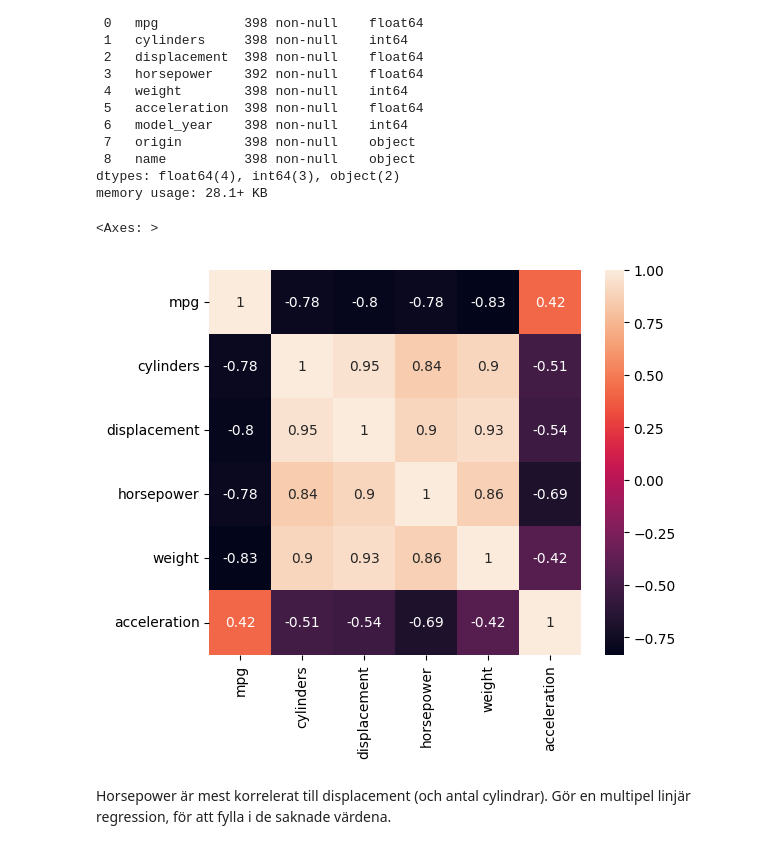
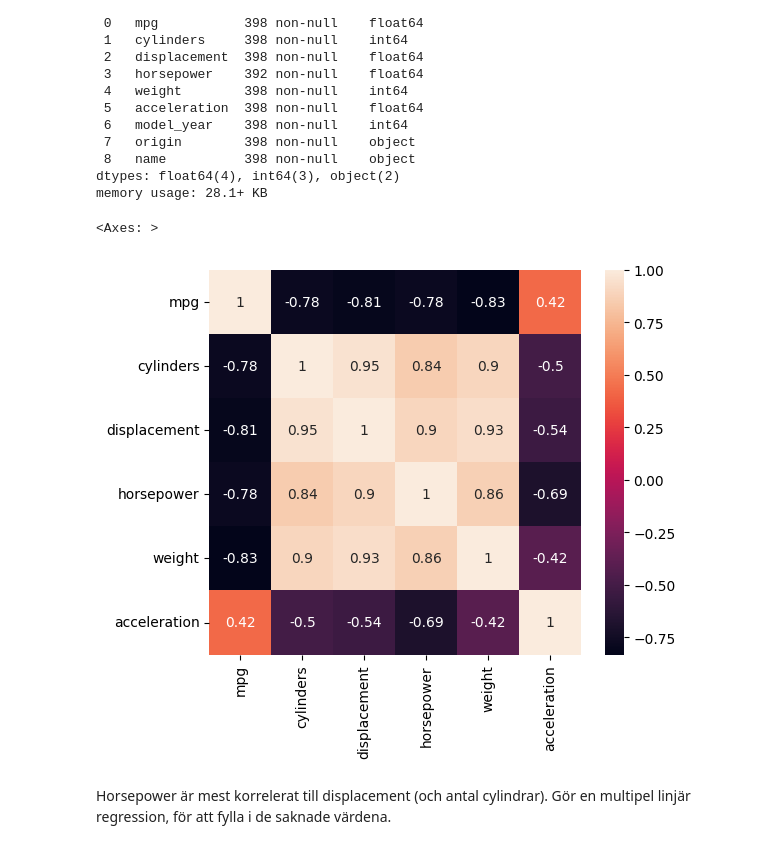
Before and after one commit to dancla240/Deep-Learning-Daniel-Claesson, a Jupyter notebook: E0-MLP.ipynb, the cells around one changed output. Saved outputs shown, nothing was run; the diff lists cells and outputs as text; code cells hidden in the pictures.

```diff
--- a/E0-MLP.ipynb
+++ b/E0-MLP.ipynb
@@ -107,12 +107,12 @@ memory usage: 28.1+ KB
 # remove missing values
 auto_no_nan = auto.dropna()
 # %%
-corr = auto[['mpg','cylinders','displacement','horsepower','weight','acceleration']].corr()
+corr = auto_no_nan[['mpg','cylinders','displacement','horsepower','weight','acceleration']].corr()
 fig, ax = plt.subplots(figsize=(6,5))
 sns.heatmap(corr, annot=True)
 # %% [output]
 <Axes: >
-[figure, old version]
+[figure, new version]
 # %% [markdown]
 Horsepower är mest korrelerat till displacement (och antal cylindrar). Gör en multipel linjär regression, för att fylla i de saknade värdena.
 # %%
```
Also changed, not shown: parts of 6 cells of this notebook.
